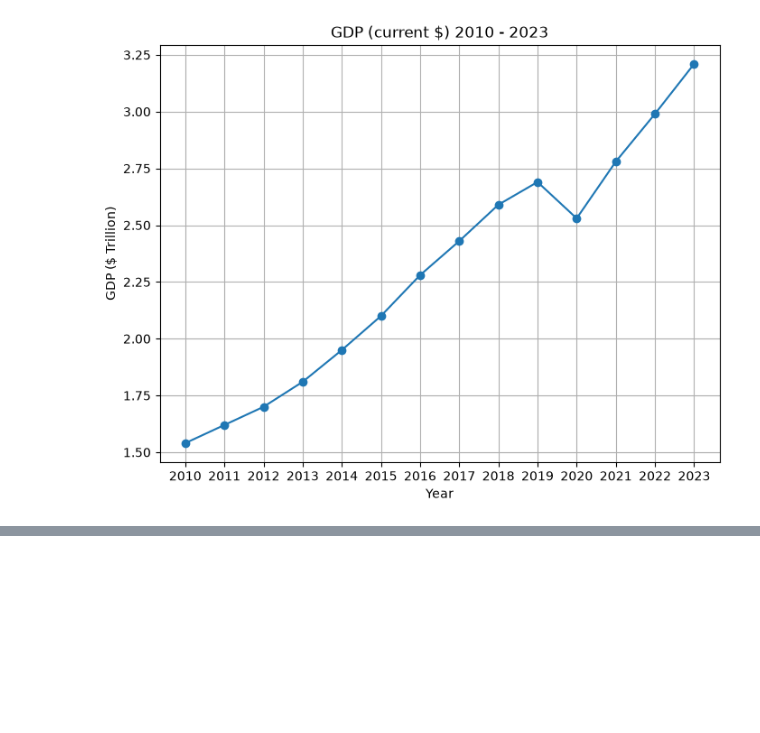
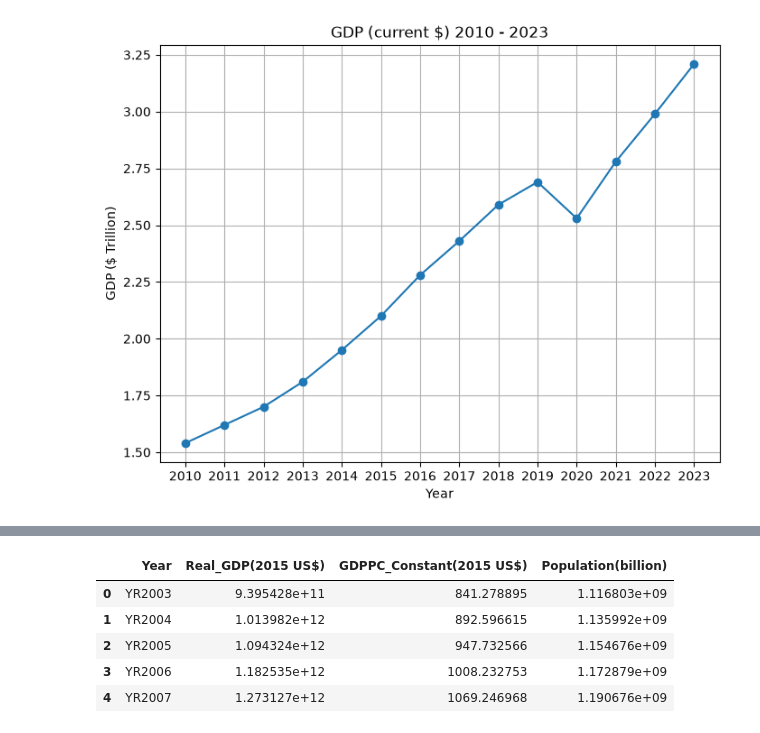
Before and after one commit to sohail-ansari0023/Indias_economic_changes, a Jupyter notebook: Collection_of_Data/test.ipynb, the cells around one changed output, grey strips where cells are left out. Saved outputs shown, nothing was run; the diff lists cells and outputs as text; code cells hidden in the pictures; blank space fills up the shorter version.

```diff
--- a/Collection_of_Data/test.ipynb
+++ b/Collection_of_Data/test.ipynb
@@ -231,0 +248,17 @@ plt.show()
+# %%
+dataframe = dataframe.T
+# %%
+dataframe = dataframe.rename_axis(None, axis=1).rename_axis(None, axis=0)
+# %%
+dataframe = dataframe.reset_index()
+# %%
+dataframe.columns = ['Year', 'Real_GDP(2015 US$)', 'GDPPC_Constant(2015 US$)','Population(billion)']
+
+dataframe.head()
+# %% [output]
+|  | Year | Real_GDP(2015 US$) | GDPPC_Constant(2015 US$) | Population(billion) |
+| 0 | YR2003 | 9.395428e+11 | 841.278895 | 1.116803e+09 |
+| 1 | YR2004 | 1.013982e+12 | 892.596615 | 1.135992e+09 |
+| 2 | YR2005 | 1.094324e+12 | 947.732566 | 1.154676e+09 |
+| 3 | YR2006 | 1.182535e+12 | 1008.232753 | 1.172879e+09 |
+| 4 | YR2007 | 1.273127e+12 | 1069.246968 | 1.190676e+09 |
```
Also changed, not shown: parts of 4 cells of this notebook, 10 other files.
